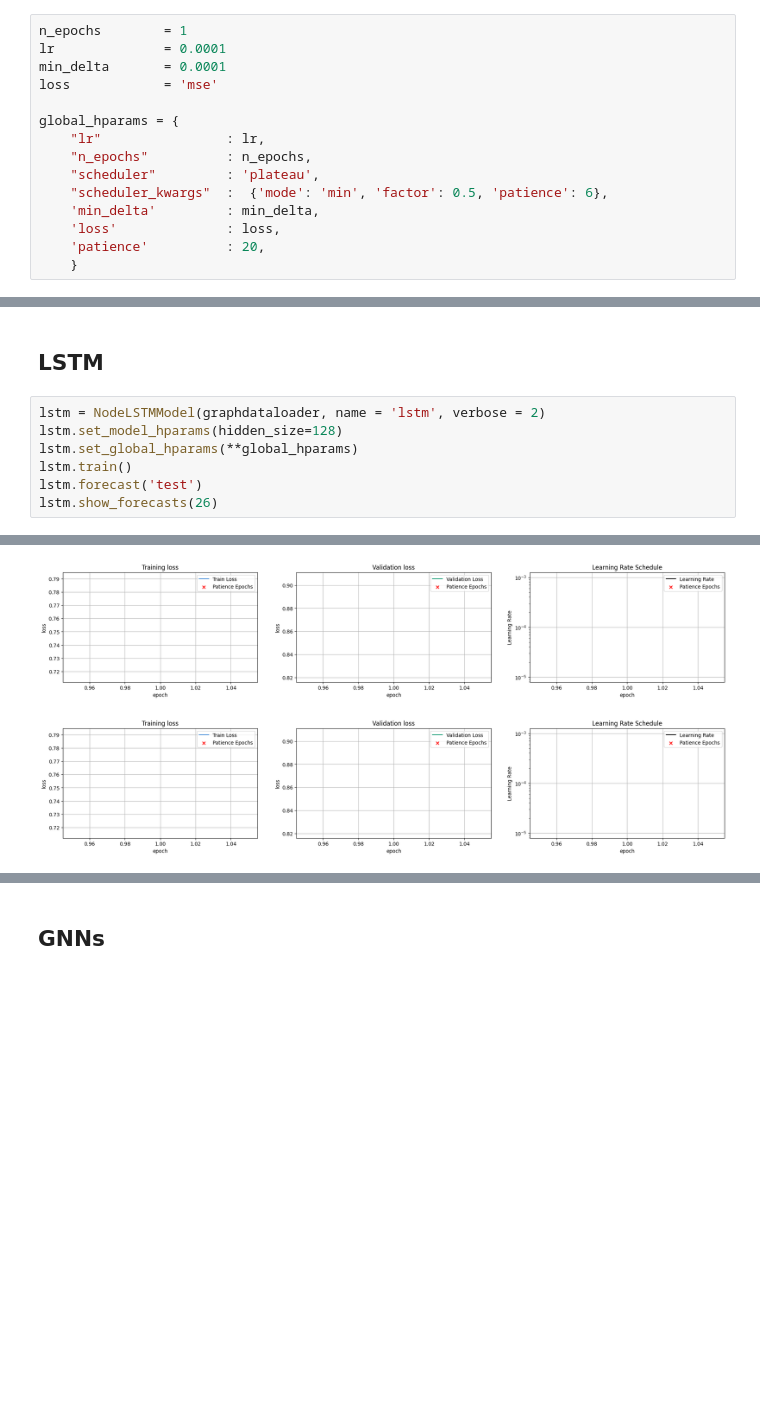
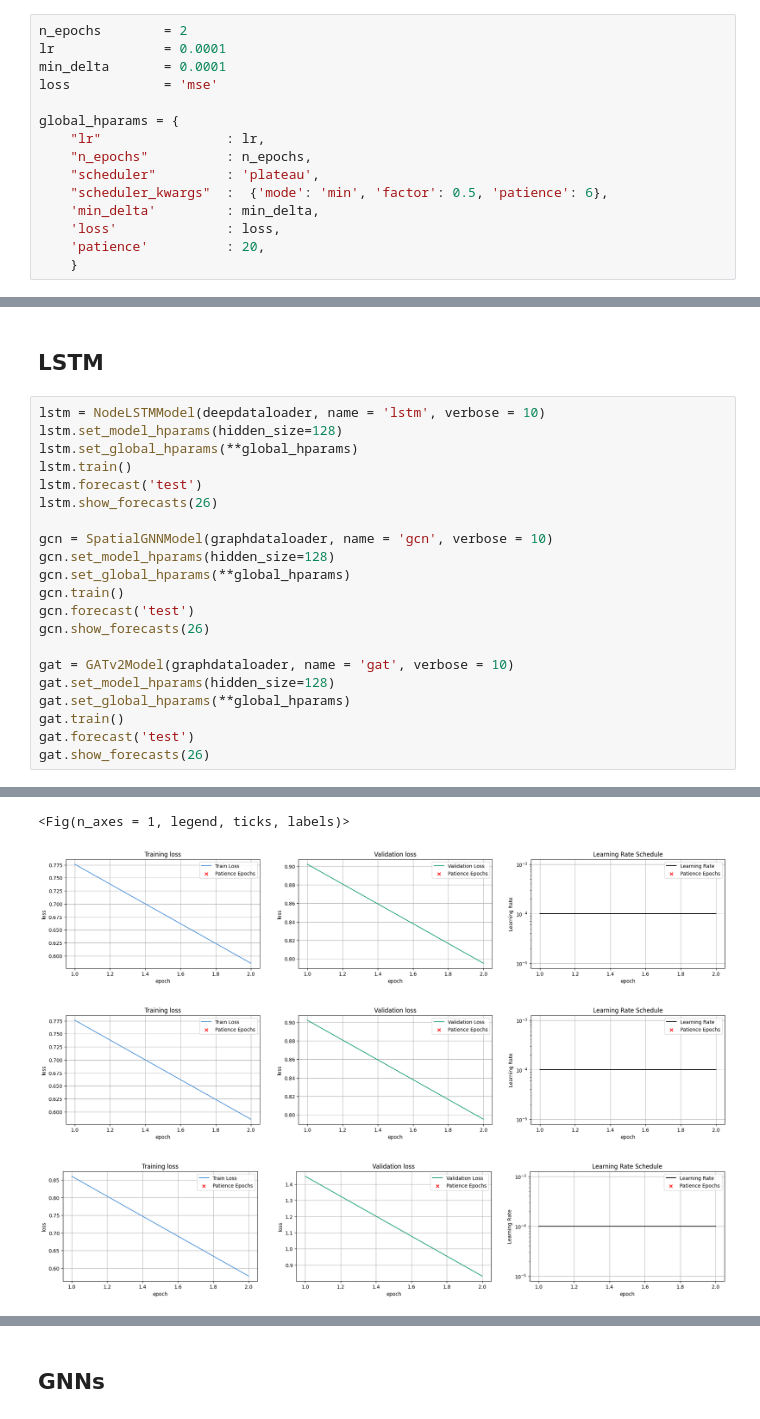
Before and after one commit to stends2001/infectious_disease_gnn, a Jupyter notebook: src/notebooks/3. DeepDataLoader.ipynb, the cells around one changed output, grey strips where cells are left out. Drawn from its saved outputs; the diff is of its cells as text; blank space fills up the shorter version.

```diff
--- a/src/notebooks/3. DeepDataLoader.ipynb
+++ b/src/notebooks/3. DeepDataLoader.ipynb
@@ -49,7 +49,7 @@ shallowdata        = ShallowDataLoaderManager(data_orchestrator).construct_datal
 deepdataloader     = DeepDataLoaderManager(data_orchestrator).construct_dataloaders()
 graphdataloader    = GraphDataLoaderManager(data_orchestrator).retrieve_static_graph('geographical_neighbors1').construct_dataloaders()
 # %%
-n_epochs        = 1
+n_epochs        = 2
 lr              = 0.0001
 min_delta       = 0.0001
 loss            = 'mse'
@@ -81,12 +84,26 @@ raw_f3 = rf.show_forecasts([26], 'test')
 # %% [markdown]
 ## LSTM
 # %%
-lstm = NodeLSTMModel(graphdataloader, name = 'lstm', verbose = 2)
+lstm = NodeLSTMModel(deepdataloader, name = 'lstm', verbose = 10)
 lstm.set_model_hparams(hidden_size=128)
 lstm.set_global_hparams(**global_hparams)
 lstm.train()
 lstm.forecast('test')
 lstm.show_forecasts(26)
+
+gcn = SpatialGNNModel(graphdataloader, name = 'gcn', verbose = 10)
+gcn.set_model_hparams(hidden_size=128)
+gcn.set_global_hparams(**global_hparams)
+gcn.train()
+gcn.forecast('test')
+gcn.show_forecasts(26)
+
+gat = GATv2Model(graphdataloader, name = 'gat', verbose = 10)
+gat.set_model_hparams(hidden_size=128)
+gat.set_global_hparams(**global_hparams)
+gat.train()
+gat.forecast('test')
+gat.show_forecasts(26)
 # %% [output]
 ==================================================
 ==                     lstm                     ==
@@ -101,2 +138,4 @@ forecasted ✓
+<Fig(n_axes = 1, legend, ticks, labels)>
-[figure, old version]
+[figure, new version]
-[figure, old version]
+[figure, new version]
+[figure, added]
```
Also changed, not shown: parts of 6 cells of this notebook, 21 other files.
